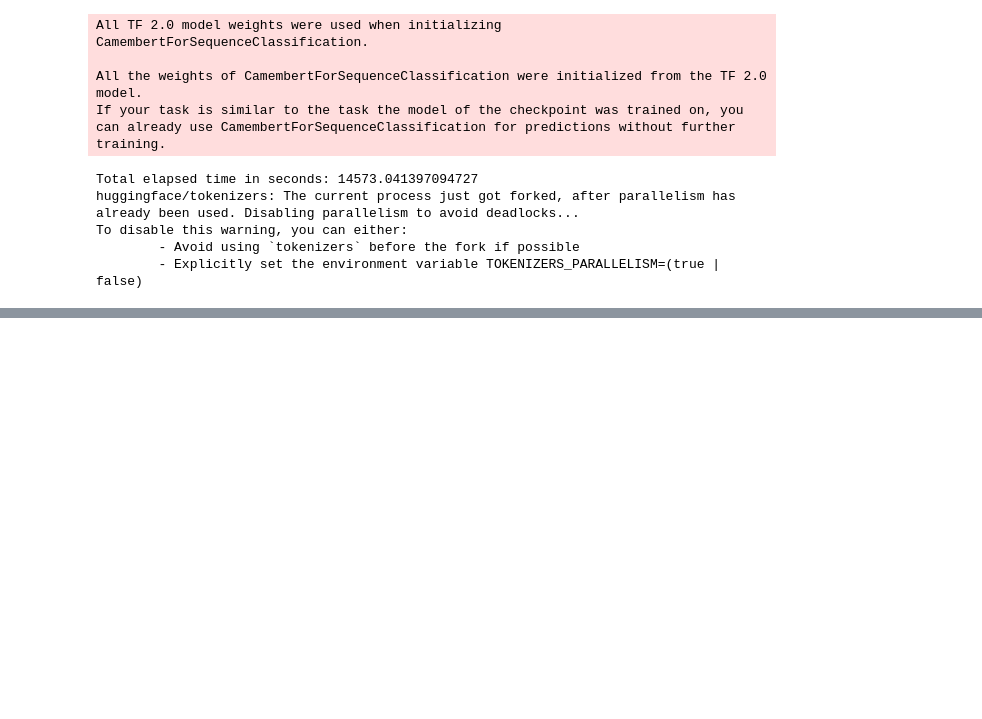
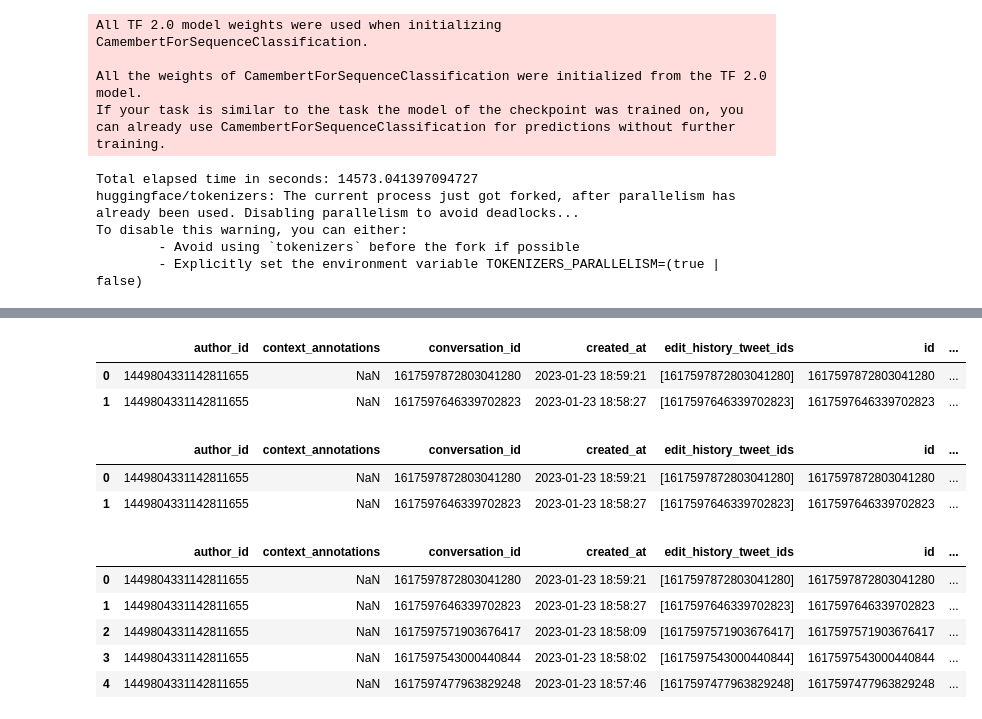
Before and after one commit to ossamum/kuleuven-thesis, a Jupyter notebook: 00_tweets_dataset_versioning.ipynb, the cells around one changed output, grey strips where cells are left out. Saved outputs shown, nothing was run; the diff lists cells and outputs as text; code cells hidden in the pictures; blank space fills up the shorter version.

```diff
--- a/00_tweets_dataset_versioning.ipynb
+++ b/00_tweets_dataset_versioning.ipynb
@@ -13,6 +13,7 @@ from germansentiment import SentimentModel
 from transformers import AutoModelForSequenceClassification, AutoTokenizer, pipeline
 
 pd.set_option('display.max_columns', None)
+pd.set_option('display.max_rows', None)
 # %% [markdown]
 # Version 1
 # %%
@@ -314,0 +324,33 @@ tweets_df_v5.to_csv("all_tweets_v5.csv", lineterminator='\r\n')
+# %%
+tweets_df_v6 = pd.read_csv("all_tweets_v5.csv", index_col=0, low_memory=False)
+tweets_df_v6.created_at = pd.to_datetime(tweets_df_v6.created_at, format='%Y-%m-%d %H:%M:%S')
+tweets_df_v6.head(2)
+# %% [output]
+|  | author_id | context_annotations | conversation_id | created_at | edit_history_tweet_ids | id | ... |
+| 0 | 1449804331142811655 | NaN | 1617597872803041280 | 2023-01-23 18:59:21 | [1617597872803041280] | 1617597872803041280 | ... |
+| 1 | 1449804331142811655 | NaN | 1617597646339702823 | 2023-01-23 18:58:27 | [1617597646339702823] | 1617597646339702823 | ... |
+# %%
+tweets_df_v6["created_at_day_of_week"] = tweets_df_v6["created_at"].dt.day_of_week
+tweets_df_v6["created_at_month_of_year"] = tweets_df_v6["created_at"].dt.month
+tweets_df_v6["created_at_time_of_day_in_seconds"] = tweets_df_v6["created_at"].apply(lambda x: (x - x.replace(hour=0, minute=0, second=0, microsecond=0)).seconds)
+# %%
+tweets_df_v6.head(2)
+# %% [output]
+|  | author_id | context_annotations | conversation_id | created_at | edit_history_tweet_ids | id | ... |
+| 0 | 1449804331142811655 | NaN | 1617597872803041280 | 2023-01-23 18:59:21 | [1617597872803041280] | 1617597872803041280 | ... |
+| 1 | 1449804331142811655 | NaN | 1617597646339702823 | 2023-01-23 18:58:27 | [1617597646339702823] | 1617597646339702823 | ... |
+# %%
+# Create reply to tweet ratio per user
+nr_tweets_per_user = tweets_df_v6.author.value_counts()
+nr_replies_per_user = tweets_df_v6[tweets_df_v6.is_reply == 1].author.value_counts()
+reply_to_tweet_ratio_per_user = nr_replies_per_user / nr_tweets_per_user
+reply_to_tweet_ratio_per_user = reply_to_tweet_ratio_per_user.to_frame().reset_index().rename(columns={"index": "author", "author": "reply_to_tweet_ratio"})
+tweets_df_v6 = pd.merge(tweets_df_v6, reply_to_tweet_ratio_per_user, on="author")
+tweets_df_v6.head()
+# %% [output]
+|  | author_id | context_annotations | conversation_id | created_at | edit_history_tweet_ids | id | ... |
+| 0 | 1449804331142811655 | NaN | 1617597872803041280 | 2023-01-23 18:59:21 | [1617597872803041280] | 1617597872803041280 | ... |
+| 1 | 1449804331142811655 | NaN | 1617597646339702823 | 2023-01-23 18:58:27 | [1617597646339702823] | 1617597646339702823 | ... |
+| 2 | 1449804331142811655 | NaN | 1617597571903676417 | 2023-01-23 18:58:09 | [1617597571903676417] | 1617597571903676417 | ... |
+| 3 | 1449804331142811655 | NaN | 1617597543000440844 | 2023-01-23 18:58:02 | [1617597543000440844] | 1617597543000440844 | ... |
+| 4 | 1449804331142811655 | NaN | 1617597477963829248 | 2023-01-23 18:57:46 | [1617597477963829248] | 1617597477963829248 | ... |
```
Also changed, not shown: parts of 5 cells of this notebook, 1 other file.
